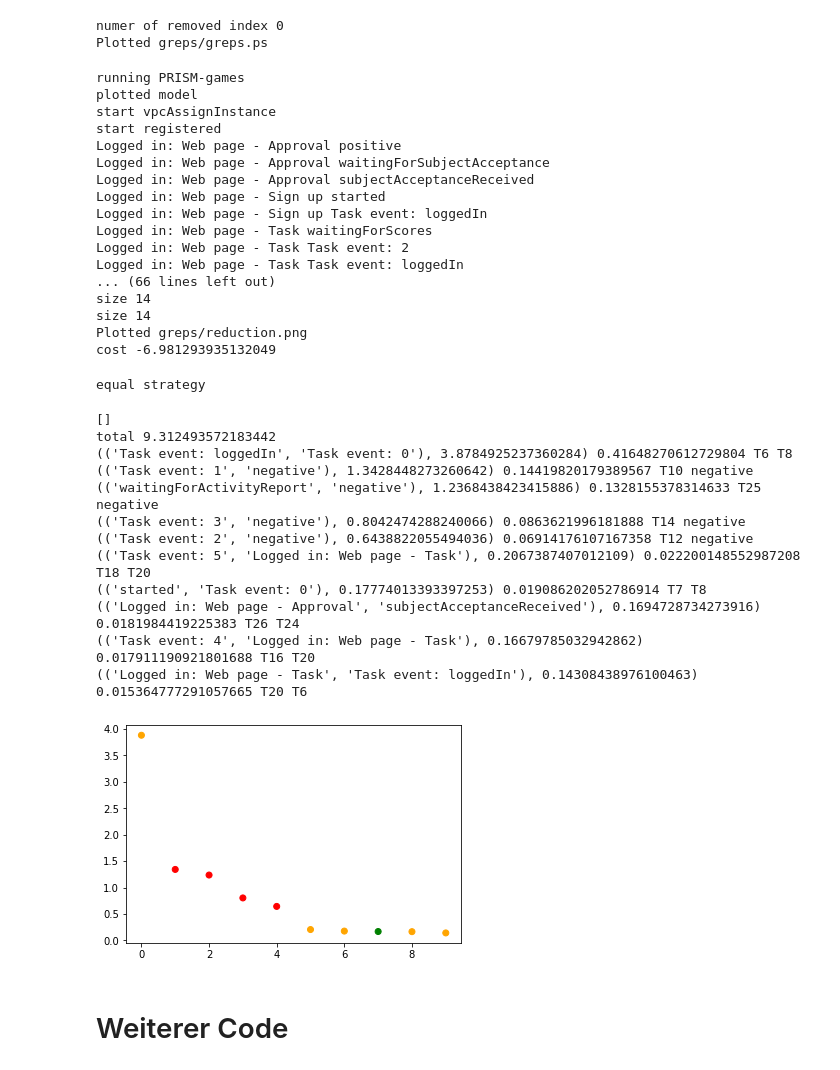
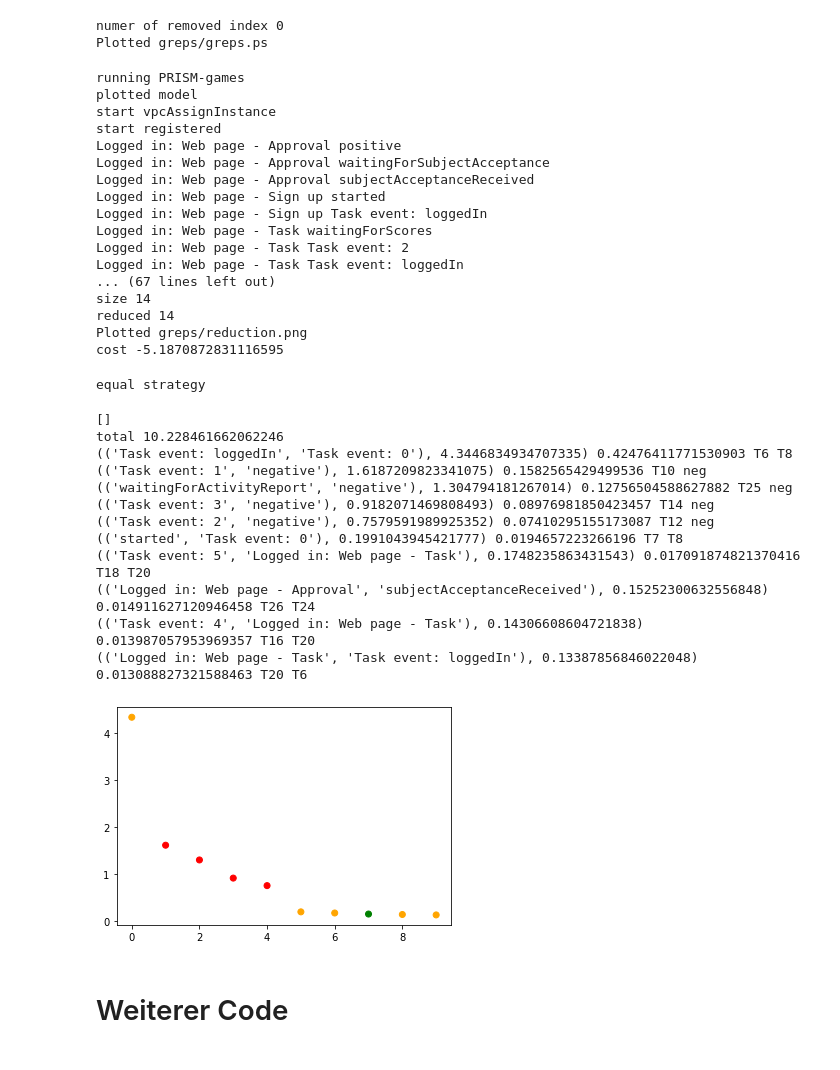
Before and after one commit to smartjourneymining/probabilistic_games, a Jupyter notebook: prob_games.ipynb, the cells around one changed output. Drawn from its saved outputs; the diff is of its cells as text; code cells hidden in the pictures.

```diff
--- a/prob_games.ipynb
+++ b/prob_games.ipynb
@@ -1594,0 +1546,2 @@ Plotted before_strat.ps
+# %%
+before_recommendations = plot_repair_recommendations(g_before, states, 0.54, edge_mapping_before)
@@ -1594,0 +1562,2 @@ Plotted before_strat.ps
+# %%
+after_recommendations = plot_repair_recommendations(g_after, states, 0.63, edge_mapping_after)
@@ -1594,0 +1578,3 @@ Plotted before_strat.ps
+# %%
+for e in after_recommendations:
+    print(e in before_recommendations)
@@ -2000,13 +1994,13 @@ Plotted greps/greps.ps
 # %%
 # Queries
 greps_states = get_states(greps_system, greps_system)
-to_prism_loops(greps_system, "greps_loops.prism", greps_states)
+to_prism_loops(greps_system, "greps_loops.prism", greps_states, q = 0.62)
 
 greps_strategy = get_strategy(greps_system, greps_states)
 
 draw_strategy(greps_system, greps_strategy, "greps/greps_strat.ps")
 
-results_file_greps = compute_reduction(greps_system, greps_states)
+results_file_greps = compute_reduction(greps_system, greps_states, q = 0.62)
 
 names_greps = {n : n + "." + str(round(results_file_greps[n],2)) for n in results_file_greps}
 
@@ -2030,11 +2024,11 @@ Logged in: Web page - Sign up Task event: loggedIn
 Logged in: Web page - Task waitingForScores
 Logged in: Web page - Task Task event: 2
 Logged in: Web page - Task Task event: loggedIn
-... (66 lines left out)
+... (67 lines left out)
 size 14
-size 14
+reduced 14
 Plotted greps/reduction.png
-cost -6.981293935132049
+cost -5.1870872831116595
 # %%
 #target = [s for s in greps_system.nodes if "positive" in s or "negative" in s]
 #greps_unroll = unroll(greps_system, "start", target, 1)
@@ -2084,43 +2078,46 @@ naming = {
     "Task event: 3": "T14",
     "Give feedback 3" : "T15",
     "Task event: 4": "T16",
     "Give feedback 4" : "T17",
     "Task event: 5": "T18",
     "waitingForManualScores" : "T19",
     "Logged in: Web page - Task" : "T20",
     "waitingForScores" : "T21",
     "waitingForResultApproval" : "T22",
     "waitingForSubjectAcceptance" : "T23",
     "subjectAcceptanceReceived" : "T24",
     "Results automatically shared" : "T24",
     "waitingForActivityReport" : "T25",
     "Logged in: Web page - Approval" : "T26",
-    "negative" : "negative"
+    "negative" : "neg",
+    "positive" : "pos",
+    "start": "start",
+    "finished":"finished"
 }
 
 sorted_edges = [(k,v) for k, v in sorted(users_lost_edge_optimized_greps.items(), key=lambda item: item[1], reverse=True)]
 total = sum([k[1] for k in sorted_edges if k[1] > 0])
 print("total", total)
 weights = []
 names = []
 for i in range(10):
     print(sorted_edges[i], sorted_edges[i][1]/total, naming[sorted_edges[i][0][0]], naming[sorted_edges[i][0][1]])
     weights.append(sorted_edges[i][1])
     names.append(str(sorted_edges[i][0]))
 colors = ["red" if "negative" in name else "orange" if "Task event" in name else "green" for name in names]
 plt.scatter(range(len(weights)),weights, c = colors)
 plt.show()
 # %% [output]
 []
-total 9.312493572183442
-(('Task event: loggedIn', 'Task event: 0'), 3.8784925237360284) 0.41648270612729804 T6 T8
-(('Task event: 1', 'negative'), 1.3428448273260642) 0.14419820179389567 T10 negative
-(('waitingForActivityReport', 'negative'), 1.2368438423415886) 0.1328155378314633 T25 negative
-(('Task event: 3', 'negative'), 0.8042474288240066) 0.0863621996181888 T14 negative
-(('Task event: 2', 'negative'), 0.6438822055494036) 0.06914176107167358 T12 negative
-(('Task event: 5', 'Logged in: Web page - Task'), 0.2067387407012109) 0.022200148552987208 T18 T20
-(('started', 'Task event: 0'), 0.17774013393397253) 0.019086202052786914 T7 T8
-(('Logged in: Web page - Approval', 'subjectAcceptanceReceived'), 0.1694728734273916) 0.0181984419225383 T26 T24
-(('Task event: 4', 'Logged in: Web page - Task'), 0.16679785032942862) 0.017911190921801688 T16 T20
-(('Logged in: Web page - Task', 'Task event: loggedIn'), 0.14308438976100463) 0.015364777291057665 T20 T6
+total 10.228461662062246
+(('Task event: loggedIn', 'Task event: 0'), 4.3446834934707335) 0.42476411771530903 T6 T8
+(('Task event: 1', 'negative'), 1.6187209823341075) 0.1582565429499536 T10 neg
+(('waitingForActivityReport', 'negative'), 1.304794181267014) 0.12756504588627882 T25 neg
+(('Task event: 3', 'negative'), 0.9182071469808493) 0.08976981850423457 T14 neg
+(('Task event: 2', 'negative'), 0.7579591989925352) 0.07410295155173087 T12 neg
+(('started', 'Task event: 0'), 0.1991043945421777) 0.0194657223266196 T7 T8
+(('Task event: 5', 'Logged in: Web page - Task'), 0.1748235863431543) 0.017091874821370416 T18 T20
+(('Logged in: Web page - Approval', 'subjectAcceptanceReceived'), 0.15252300632556848) 0.014911627120946458 T26 T24
+(('Task event: 4', 'Logged in: Web page - Task'), 0.14306608604721838) 0.013987057953969357 T16 T20
+(('Logged in: Web page - Task', 'Task event: loggedIn'), 0.13387856846022048) 0.013088827321588463 T20 T6
-[figure, old version]
+[figure, new version]
```
Also changed, not shown: parts of 22 cells of this notebook.
